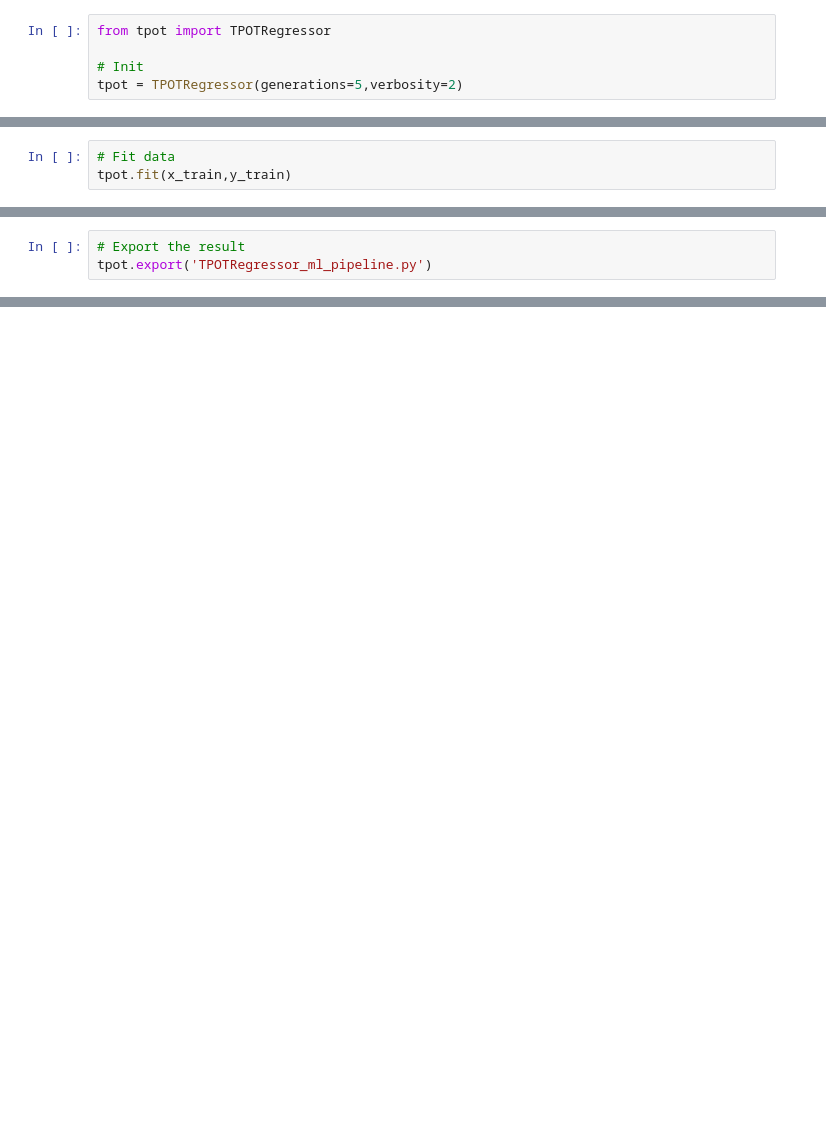
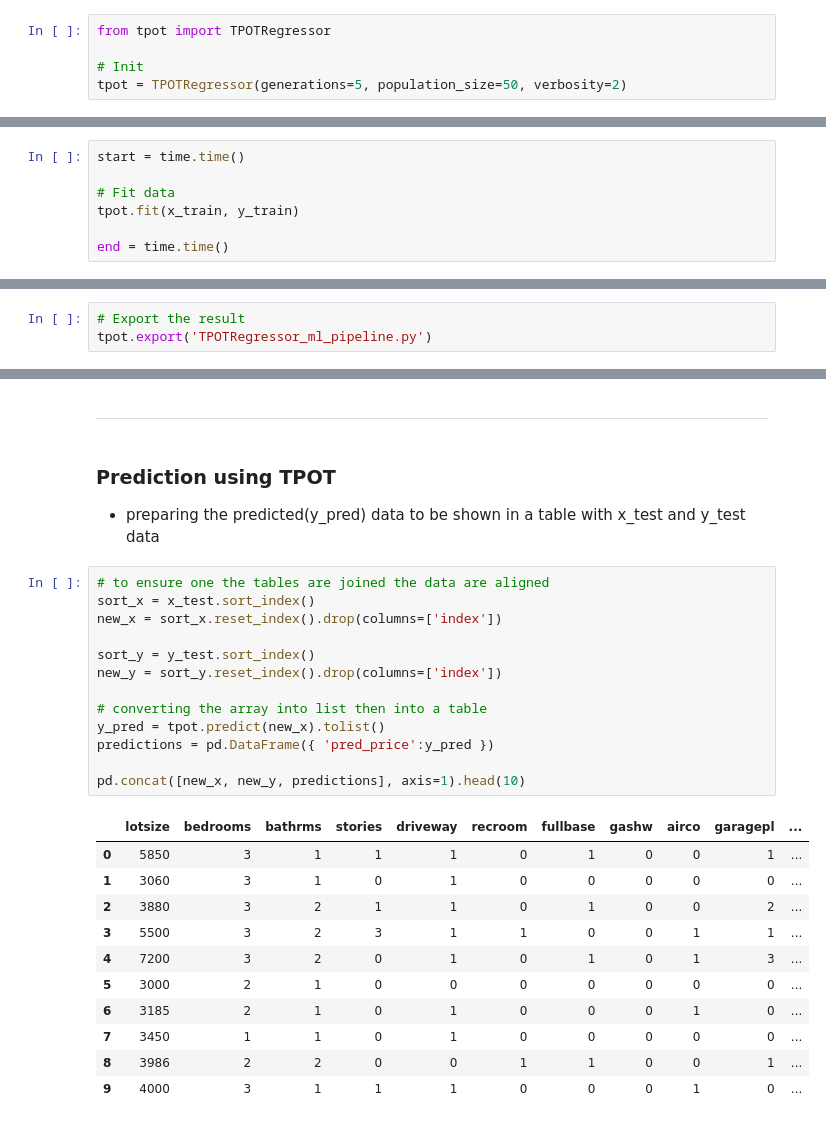
Before and after one commit to 20b2122/AutoML-using-TPOT-in-python, a Jupyter notebook: Housing Modified/Hoousing_Modified.ipynb, the cells around one changed output, grey strips where cells are left out. Drawn from its saved outputs; the diff is of its cells as text; blank space fills up the shorter version.

```diff
--- a/Housing Modified/Hoousing_Modified.ipynb
+++ b/Housing Modified/Hoousing_Modified.ipynb
@@ -182,4 +199,4 @@ x_train,x_test,y_train,y_test = train_test_split(x, y, test_size=0.3, random_sta
 from tpot import TPOTRegressor
 
 # Init
-tpot = TPOTRegressor(generations=5,verbosity=2)
+tpot = TPOTRegressor(generations=5, population_size=50, verbosity=2)
@@ -186,4 +213,8 @@ tpot = TPOTRegressor(generations=5,verbosity=2)
 # %%
+start = time.time()
+
 # Fit data
-tpot.fit(x_train,y_train)
+tpot.fit(x_train, y_train)
+
+end = time.time()
 # %% [output]
@@ -224,0 +273,31 @@ df.head()
+# %% [markdown]
+___
+# %% [markdown]
+### Prediction using TPOT
+
+- preparing the predicted(y_pred) data to be shown in a table with x_test and y_test data
+# %%
+# to ensure one the tables are joined the data are aligned
+sort_x = x_test.sort_index()
+new_x = sort_x.reset_index().drop(columns=['index'])
+
+sort_y = y_test.sort_index()
+new_y = sort_y.reset_index().drop(columns=['index'])
+
+# converting the array into list then into a table
+y_pred = tpot.predict(new_x).tolist()
+predictions = pd.DataFrame({ 'pred_price':y_pred })
+
+pd.concat([new_x, new_y, predictions], axis=1).head(10)
+# %% [output]
+|  | lotsize | bedrooms | bathrms | stories | driveway | recroom | fullbase | gashw | airco | garagepl | ... |
+| 0 | 5850 | 3 | 1 | 1 | 1 | 0 | 1 | 0 | 0 | 1 | ... |
+| 1 | 3060 | 3 | 1 | 0 | 1 | 0 | 0 | 0 | 0 | 0 | ... |
+| 2 | 3880 | 3 | 2 | 1 | 1 | 0 | 1 | 0 | 0 | 2 | ... |
+| 3 | 5500 | 3 | 2 | 3 | 1 | 1 | 0 | 0 | 1 | 1 | ... |
+| 4 | 7200 | 3 | 2 | 0 | 1 | 0 | 1 | 0 | 1 | 3 | ... |
+| 5 | 3000 | 2 | 1 | 0 | 0 | 0 | 0 | 0 | 0 | 0 | ... |
+| 6 | 3185 | 2 | 1 | 0 | 1 | 0 | 0 | 0 | 1 | 0 | ... |
+| 7 | 3450 | 1 | 1 | 0 | 1 | 0 | 0 | 0 | 0 | 0 | ... |
+| 8 | 3986 | 2 | 2 | 0 | 0 | 1 | 1 | 0 | 0 | 1 | ... |
+| 9 | 4000 | 3 | 1 | 1 | 1 | 0 | 0 | 0 | 1 | 0 | ... |
```
Also changed, not shown: parts of 37 cells of this notebook.
